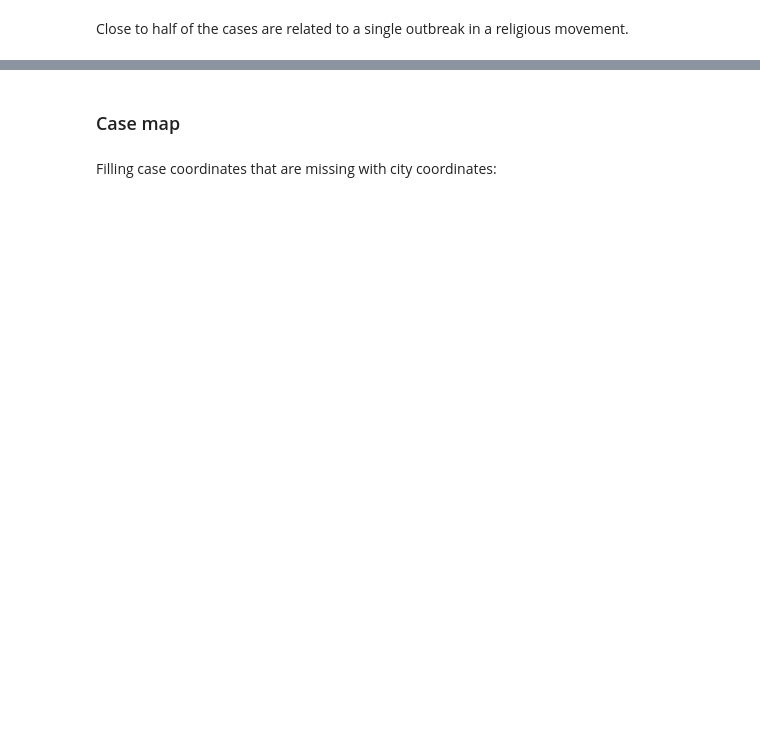
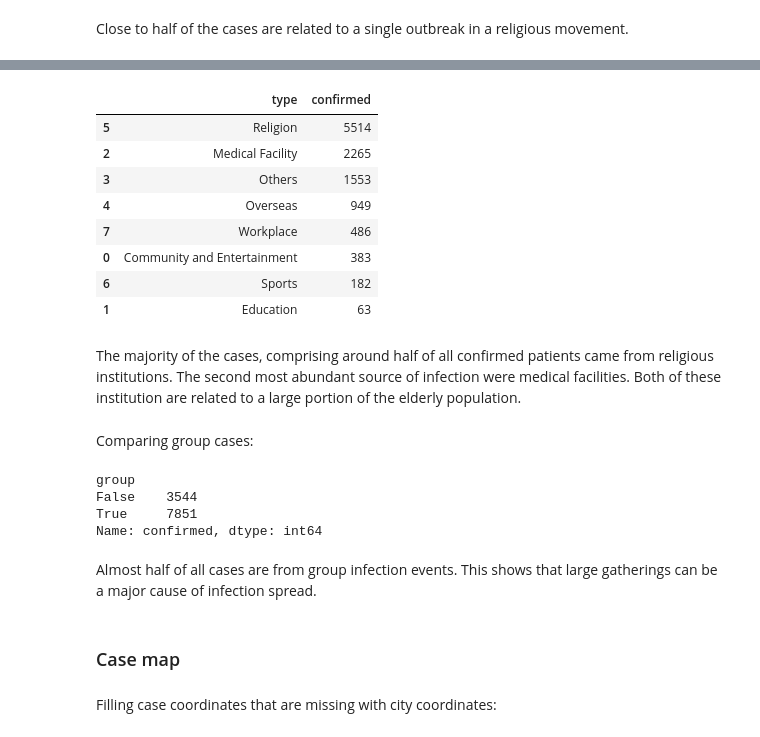
Before and after one commit to gediminas-skvarnavicius/s-korea-covid-19-analysis, a Jupyter notebook: analysis.ipynb, the cells around one changed output, grey strips where cells are left out. Drawn from its saved outputs; the diff is of its cells as text; code cells hidden in the pictures; blank space fills up the shorter version.

```diff
--- a/analysis.ipynb
+++ b/analysis.ipynb
@@ -561,0 +622,16 @@ array([], dtype=object)
+# %%
+# | label: fig-case-type
+# | fig-cap: Comparison of different case categories. The cases have been categorized based manually selected keywords by location of the case or related institution.
+cases_summed_by_type = case_filled.groupby("type")["confirmed"].sum().reset_index()
+cases_summed_by_type = cases_summed_by_type.sort_values("confirmed", ascending=False)
+fig_case_type = px.bar(
+    cases_summed_by_type,
+    x="type",
+    y="confirmed",
+    color='type',
+    width=base_fig_wid * dpi,
+    height=base_fig_wid / 2 * dpi,
+    labels={"confirmed": "Confirmed Cases", "type": "Case Category"},
+)
+fig_case_type.update_layout(margin=dict(l=10, r=10, t=10, b=10),showlegend=False)
+fig_case_type.show()
@@ -562,3 +640,28 @@ array([], dtype=object)
+# %%
+cases_summed_by_type
+# %% [output]
+|  | type | confirmed |
+| 5 | Religion | 5514 |
+| 2 | Medical Facility | 2265 |
+| 3 | Others | 1553 |
+| 4 | Overseas | 949 |
+| 7 | Workplace | 486 |
+| 0 | Community and Entertainment | 383 |
+| 6 | Sports | 182 |
+| 1 | Education | 63 |
+# %% [markdown]
+The majority of the cases, comprising around half of all confirmed patients came from religious institutions. The second most abundant source of infection were medical facilities. Both of these institution are related to a large portion of the elderly population.
+# %% [markdown]
+Comparing group cases:
+# %%
+case_filled.groupby('group')['confirmed'].sum()
+# %% [output]
+group
+False    3544
+True     7851
+Name: confirmed, dtype: int64
+# %% [markdown]
+Almost half of all cases are from group infection events. This shows that large gatherings can be a major cause of infection spread.
 # %% [markdown]
 ### Case map
 # %% [markdown]
```
Also changed, not shown: parts of 17 cells of this notebook, 5 other files.
